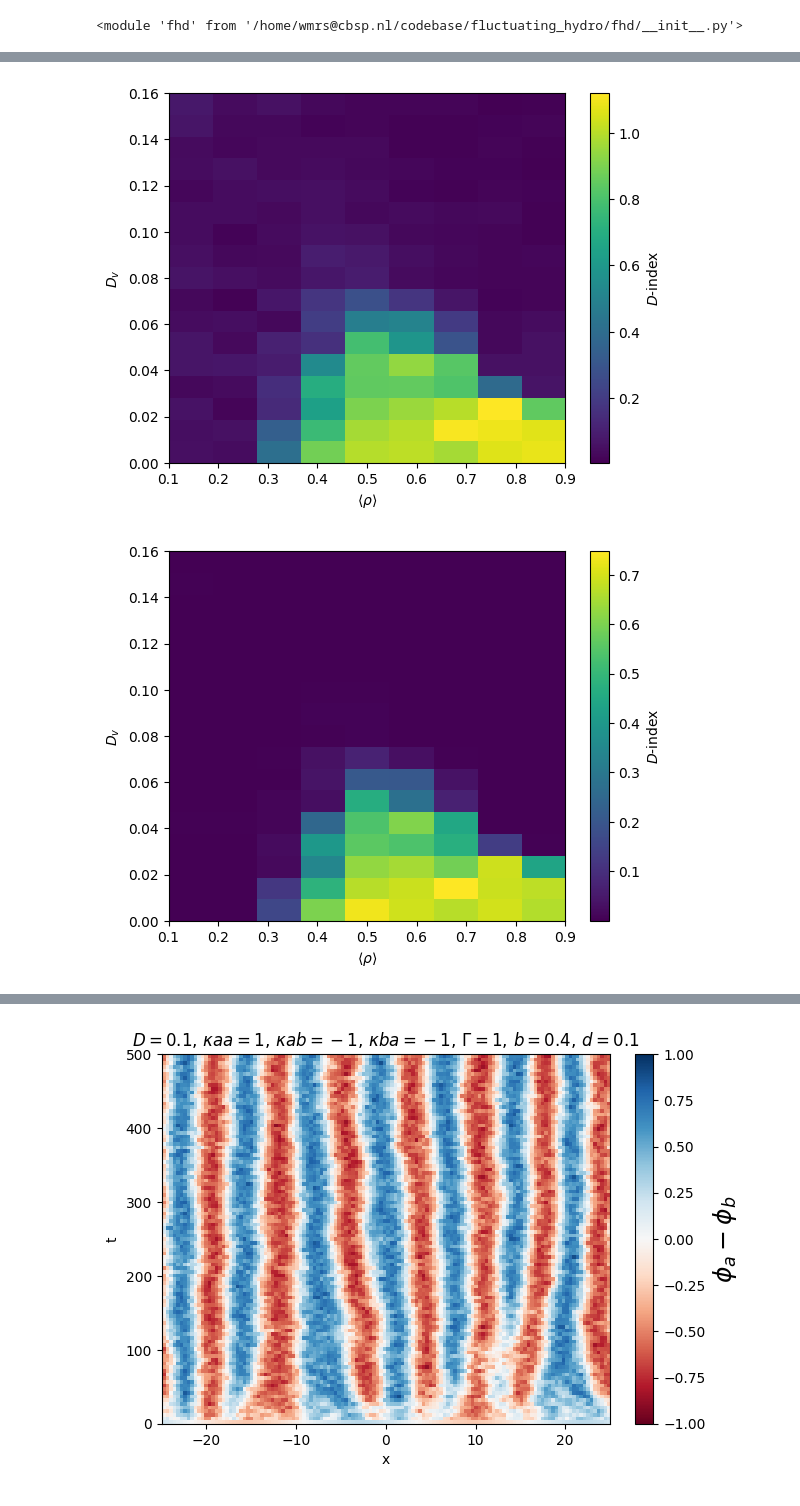
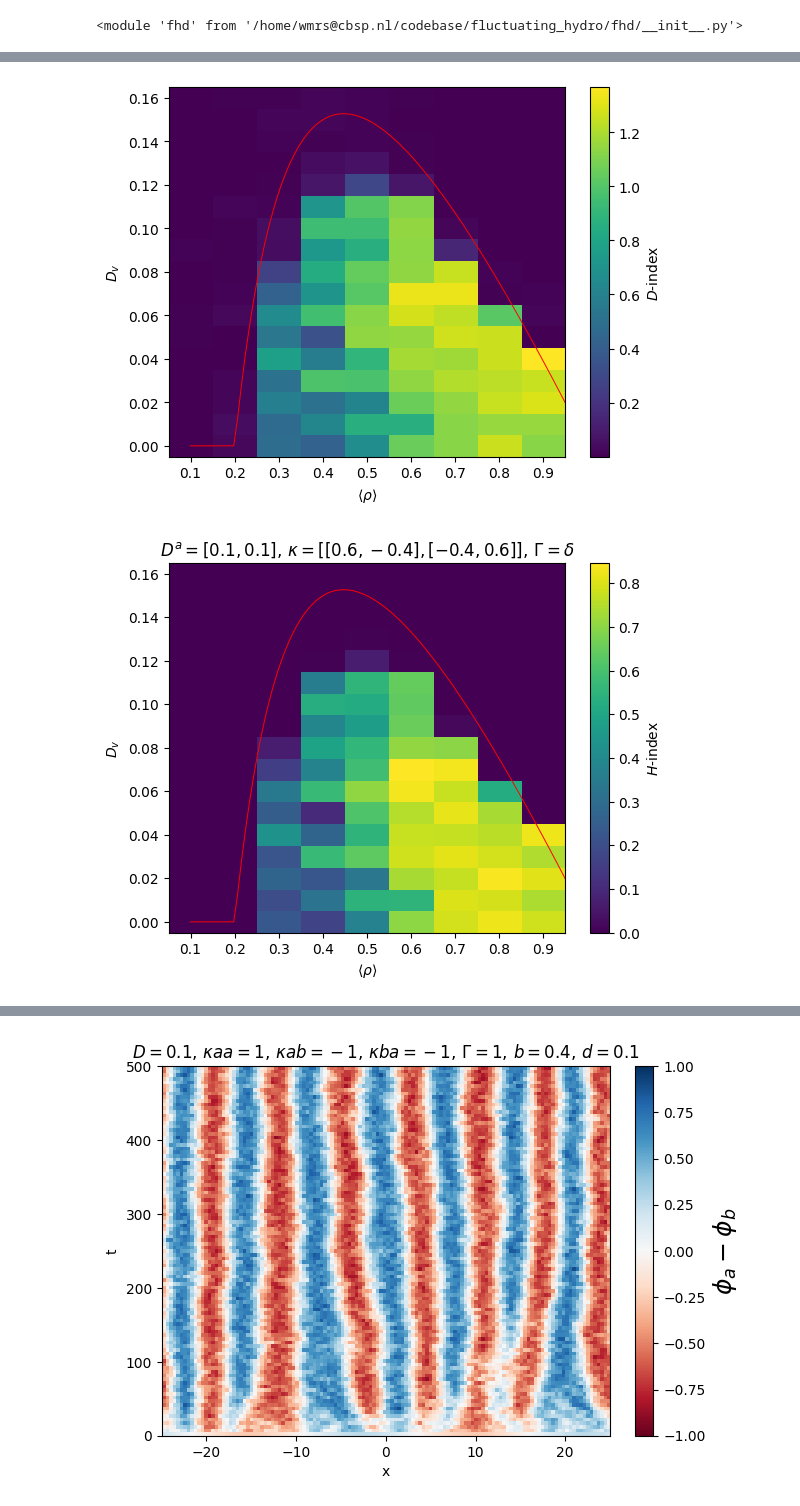
Before and after one commit to wmerbis/fluctuating_hydro, a Jupyter notebook: FHD.ipynb, the cells around one changed output, grey strips where cells are left out. Drawn from its saved outputs; the diff is of its cells as text; code cells hidden in the pictures.

```diff
--- a/FHD.ipynb
+++ b/FHD.ipynb
@@ -62,6 +67,6 @@ phi[1,:] = phi0 + pert_amp * np.sin(2*np.pi*x / L * 2) + 0.05 * np.random.normal
 # %%
-dt = 0.002
-nsteps = 500000
+dt = 0.005
+nsteps = 100000
 noise = 0
 frames = 100
 
@@ -93,4 +131,6 @@ Simulation terminated in t = 89.955319s
 # %%
+# RUN SWEEP CODE:
+
 N = 2**7
 L = 50
 simulator = fhd.fhd(L, N, bc= 'Neumann', fft=False)
@@ -121,8 +161,8 @@ rho_space = np.linspace(0.1,0.9,9)
 H_indices = np.zeros((len(Dv_space), len(rho_space)))
 D_indices = np.zeros((len(Dv_space), len(rho_space)))
 
-dt = 0.002
-nsteps = 500000
+dt = 0.01
+nsteps = 1000000
 noise = 0
 frames = 100
 
@@ -141,7 +181,7 @@ for i, D_v in enumerate(Dv_space):
         st = time.time()
         phi_run = simulator.run(phi, param, nsteps, dt, noise, frames, model = "Schelling+Voter", verbatum=False)
         et = time.time()
-        print(f"Simulation for rho = {rho_tot} terminated in t = {et-st:.6f}s")
+        print(f"Simulation for rho = {rho_tot:.1f} terminated in t = {et-st:.6f}s")
 
         H_indices[i,j] = fhd.entropy_index(phi_run[:,-1])
         D_indices[i,j] = fhd.dissimilarity(phi_run[:,-1])
@@ -167,16 +279,50 @@ Simulation for rho = 0.9 terminated in t = 84.120488s
+# %%
+critical_DVs = np.array([6.36344463e-06, 6.36344463e-06, 6.36344463e-06, 6.36344463e-06,
+       6.36344463e-06, 6.36344463e-06, 6.36344463e-06, 6.36344463e-06,
+       6.36344463e-06, 6.36344463e-06, 6.36344463e-06, 6.36344463e-06,
+       1.27941321e-02, 2.83037315e-02, 4.22297003e-02, 5.47593604e-02,
+       6.60428231e-02, 7.62113200e-02, 8.53825841e-02, 9.36535446e-02,
+       1.01110755e-01, 1.07824899e-01, 1.13875607e-01, 1.19309233e-01,
+       1.24181710e-01, 1.28540785e-01, 1.32428629e-01, 1.35878661e-01,
+       1.38930951e-01, 1.41606782e-01, 1.43937419e-01, 1.45947733e-01,
+       1.47660214e-01, 1.49094954e-01, 1.50269916e-01, 1.51196671e-01,
+       1.51902672e-01, 1.52392402e-01, 1.52681852e-01, 1.52785053e-01,
+       1.52706415e-01, 1.52463956e-01, 1.52062023e-01, 1.51511222e-01,
+       1.50823990e-01, 1.49997911e-01, 1.49046969e-01, 1.47975098e-01,
+       1.46791556e-01, 1.45499084e-01, 1.44102978e-01, 1.42609487e-01,
+       1.41018714e-01, 1.39343125e-01, 1.37581089e-01, 1.35740666e-01,
+       1.33823737e-01, 1.31829440e-01, 1.29762379e-01, 1.27630097e-01,
+       1.25437000e-01, 1.23178936e-01, 1.20857740e-01, 1.18484544e-01,
+       1.16050852e-01, 1.13569974e-01, 1.11033872e-01, 1.08448553e-01,
+       1.05819547e-01, 1.03141855e-01, 1.00425115e-01, 9.76637242e-02,
+       9.48633292e-02, 9.20198462e-02, 8.91461693e-02, 8.62288232e-02,
+       8.32801666e-02, 8.02951431e-02, 7.72824875e-02, 7.42305826e-02,
+       7.11561106e-02, 6.80467668e-02, 6.49092263e-02, 6.17454632e-02,
+       5.85551214e-02, 5.53339260e-02, 5.20964759e-02, 4.88256000e-02,
+       4.55355717e-02, 4.22233700e-02, 3.88883850e-02, 3.55277115e-02,
+       3.21491558e-02, 2.87514553e-02, 2.53287716e-02, 2.18945117e-02,
+       1.84367636e-02, 1.49627358e-02, 1.14644512e-02, 8.13071794e-02])
+rho0_space = np.linspace(0.1,0.98,100)
 # %%
-plt.imshow(D_indices, cmap='viridis', aspect = "auto", extent = (0.1,0.9,0.,0.16), origin='lower')
+plt.imshow(D_indices, cmap='viridis', aspect = "auto", extent = (0.05,0.95,-0.005,0.165), origin='lower')
 plt.colorbar(label=r"$D$-index")
+plt.plot(rho0_space, critical_DVs, 'r', lw= 0.7)
+plt.xlim([0.05,0.95])
+# plt.ylim([0,0.16])
 plt.xlabel(r"$\langle \rho \rangle$")
 plt.ylabel(r"$D_v$")
 plt.show()
 # %% [output]
-[figure, old version]
+[figure, new version]
 # %%
-plt.imshow(H_indices, cmap='viridis', aspect = "auto", extent = (0.1,0.9,0.,0.16), origin='lower')
-plt.colorbar(label=r"$D$-index")
+plt.imshow(H_indices, cmap='viridis', aspect = "auto", extent = (0.05,0.95,-0.005,0.165), origin='lower')
+plt.colorbar(label=r"$H$-index")
+plt.plot(rho0_space, critical_DVs, 'r', lw= 0.7)
+plt.xlim([0.05,0.95])
+# plt.ylim([0,0.16])
+plt.title(rf"$D^a = [{D[0]:.1f}, {D[1]:.1f}],\, \kappa = [[{kappa_aa:.1f}, {kappa_ab:.1f}],[{kappa_ab:.1f}, {kappa_bb:.1f}]],\, \Gamma = \delta$")
 plt.xlabel(r"$\langle \rho \rangle$")
 plt.ylabel(r"$D_v$")
 plt.show()
 # %% [output]
-[figure, old version]
+[figure, new version]
```
Also changed, not shown: parts of 25 cells of this notebook, 12 other files.
